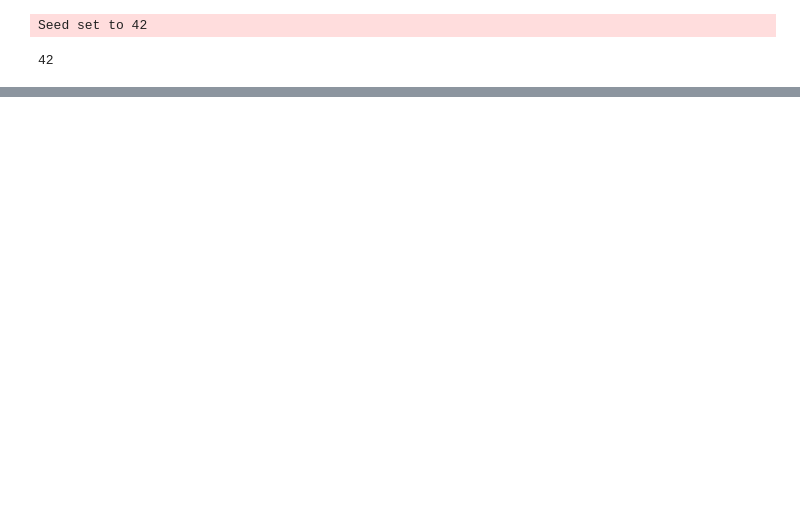
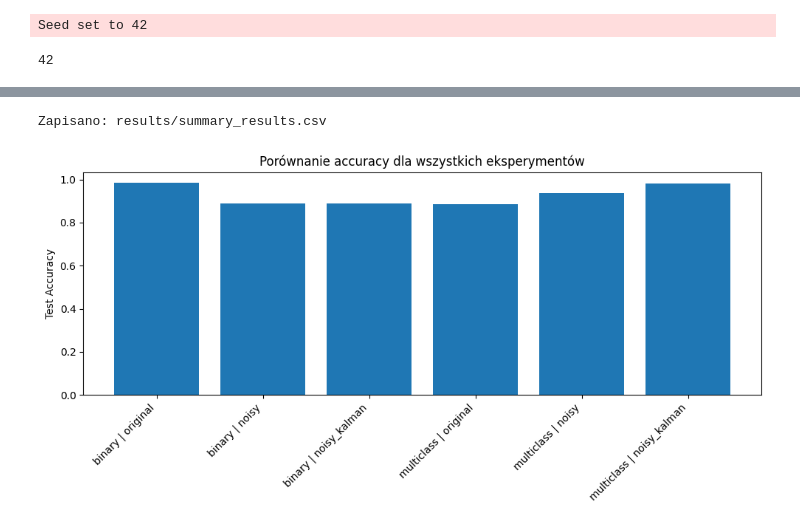
Before and after one commit to MarcinJanis/AnomalyDetection, a Jupyter notebook: training.ipynb, the cells around one changed output, grey strips where cells are left out. Cells and saved outputs as stored; diff of their text form; code cells hidden in the pictures; blank space fills up the shorter version.

```diff
--- a/training.ipynb
+++ b/training.ipynb
@@ -69,12 +200,4 @@ logger = CSVLogger("logs", name="drone_detection_mamba")
 # %%
-trainer = pl.Trainer(
-    max_epochs=30,
-    accelerator="auto",
-    devices=1,
-    callbacks=[checkpoint_callback, early_stop_callback],
-    logger=logger,
-    log_every_n_steps=5
-)
-
-trainer.fit(model, datamodule=dm)
+RESULTS = []
+run_experiment(dataset_type="binary", variant="original")
 # %% [output]
@@ -160,0 +661,3 @@ if os.path.exists(metrics_path):
+# %%
+results_df = pd.DataFrame(RESULTS)
+results_df
@@ -160,0 +672,20 @@ if os.path.exists(metrics_path):
+# %%
+os.makedirs("results", exist_ok=True)
+results_df.to_csv("results/summary_results.csv", index=False)
+print("Zapisano: results/summary_results.csv")
+# %% [output]
+Zapisano: results/summary_results.csv
+# %%
+plt.figure(figsize=(10, 5))
+
+labels = results_df["dataset_type"] + " | " + results_df["variant"]
+values = results_df["test_acc"]
+
+plt.bar(labels, values)
+plt.xticks(rotation=45, ha="right")
+plt.ylabel("Test Accuracy")
+plt.title("Porównanie accuracy dla wszystkich eksperymentów")
+plt.tight_layout()
+plt.show()
+# %% [output]
+[figure, added]
```
Also changed, not shown: parts of 15 cells of this notebook, 25 other files.
